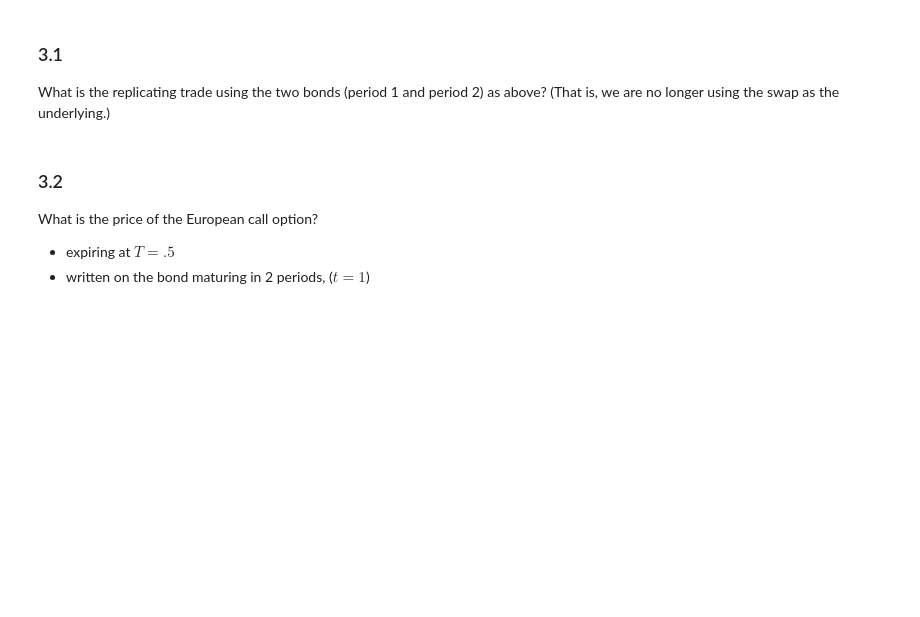
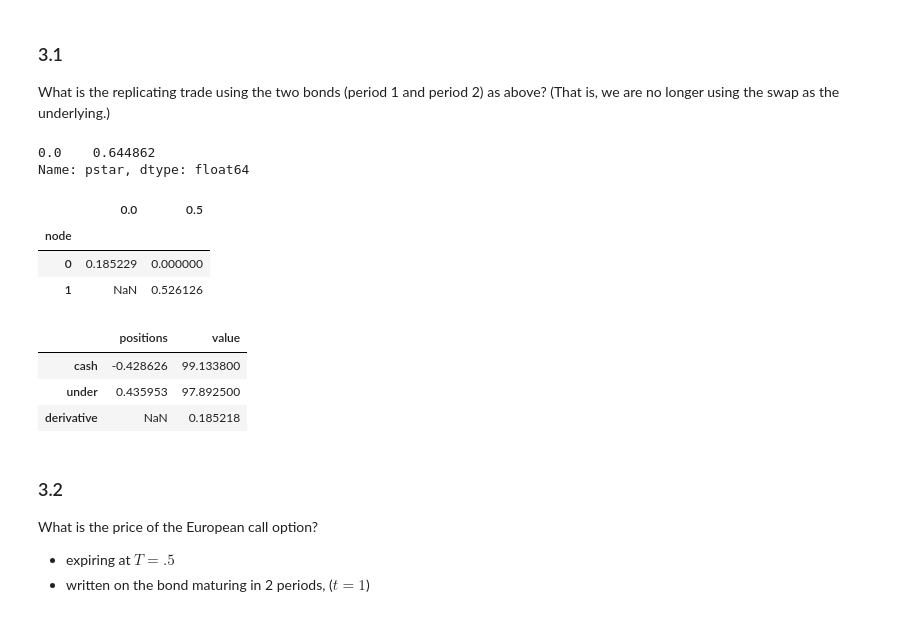
Before and after one commit to apopat9/FINM_37500_Assignments, a Jupyter notebook: homework/Homework 1.ipynb, the cells around one changed output. Drawn from its saved outputs; the diff is of its cells as text; code cells hidden in the pictures; blank space fills up the shorter version.

```diff
--- a/homework/Homework 1.ipynb
+++ b/homework/Homework 1.ipynb
@@ -168,6 +168,30 @@ Try using the same tree to price a call on the period-2 bond, (1-year), at perio
 # %% [markdown]
 ### 3.1
 What is the replicating trade using the two bonds (period 1 and period 2) as above? (That is, we are no longer using the swap as the underlying.)
+# %%
+payoff2 = lambda p: np.maximum(p - 99,0)
+rate_tree.columns = [float(i) for i in rate_tree.columns]
+pstars = estimate_pstar(term_struct.loc[:rate_tree.index[-1],['price']],rate_tree)
+pstars
+# %% [output]
+0.0    0.644862
+Name: pstar, dtype: float64
+# %%
+bond_tree.columns = [float(i) for i in bond_tree.columns]
+derivtree = bintree_pricing(payoff2, rate_tree, undertree=bond_tree, pstars=pstars)
+derivtree
+# %% [output]
+|  | 0.0 | 0.5 |
+| node |  |  |
+| 0 | 0.185229 | 0.000000 |
+| 1 | NaN | 0.526126 |
+# %%
+replicating_port(term_struct.loc[[.5,1],'price'].values, bond_tree, derivtree, dt=.5)
+# %% [output]
+|  | positions | value |
+| cash | -0.428626 | 99.133800 |
+| under | 0.435953 | 97.892500 |
+| derivative | NaN | 0.185218 |
 # %% [markdown]
 ### 3.2
 What is the price of the European call option?
```
Also changed, not shown: parts of 6 cells of this notebook.
